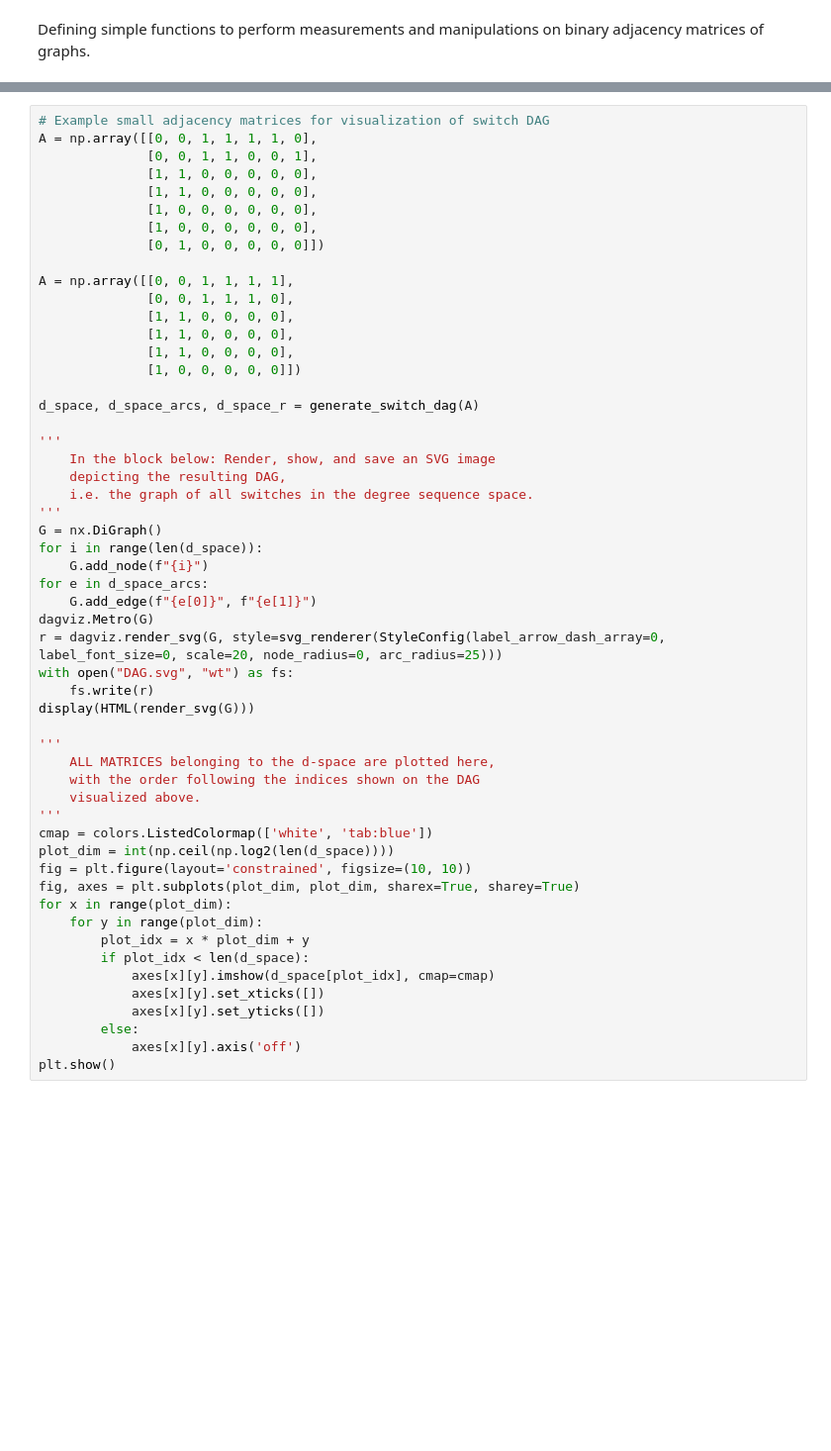
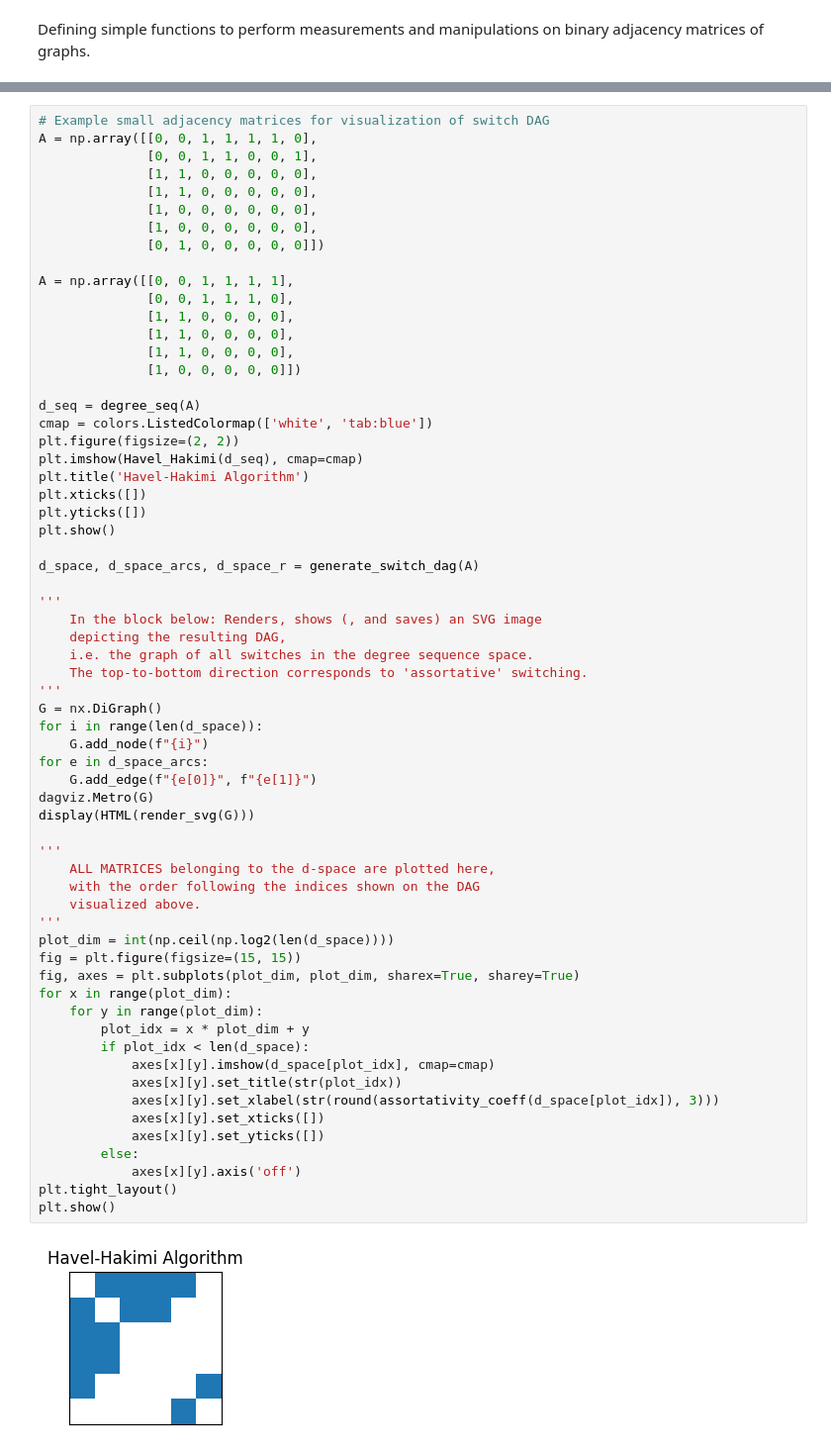
Before and after one commit to pcbach/NetSwitch, a Jupyter notebook: DSpace_DAG.ipynb, the cells around one changed output, grey strips where cells are left out. Shown at 99% size. Drawn from its saved outputs; the diff is of its cells as text; blank space fills up the shorter version.

Commit message:
Completed the code for a plot in the manuscript.

```diff
--- a/DSpace_DAG.ipynb
+++ b/DSpace_DAG.ipynb
@@ -178,42 +205,52 @@ A = np.array([[0, 0, 1, 1, 1, 1],
               [1, 1, 0, 0, 0, 0],
               [1, 0, 0, 0, 0, 0]])
 
+d_seq = degree_seq(A)
+cmap = colors.ListedColormap(['white', 'tab:blue'])
+plt.figure(figsize=(2, 2))
+plt.imshow(Havel_Hakimi(d_seq), cmap=cmap)
+plt.title('Havel-Hakimi Algorithm')
+plt.xticks([])
+plt.yticks([])
+plt.show()
+
 d_space, d_space_arcs, d_space_r = generate_switch_dag(A)
 
 '''
-    In the block below: Render, show, and save an SVG image
+    In the block below: Renders, shows (, and saves) an SVG image
     depicting the resulting DAG,
     i.e. the graph of all switches in the degree sequence space.
+    The top-to-bottom direction corresponds to 'assortative' switching.
 '''
 G = nx.DiGraph()
 for i in range(len(d_space)):
     G.add_node(f"{i}")
 for e in d_space_arcs:
     G.add_edge(f"{e[0]}", f"{e[1]}")
 dagviz.Metro(G)
-r = dagviz.render_svg(G, style=svg_renderer(StyleConfig(label_arrow_dash_array=0, label_font_size=0, scale=20, node_radius=0, arc_radius=25)))
-with open("DAG.svg", "wt") as fs:
-    fs.write(r)
 display(HTML(render_svg(G)))
 
 '''
     ALL MATRICES belonging to the d-space are plotted here,
     with the order following the indices shown on the DAG
     visualized above.
 '''
-cmap = colors.ListedColormap(['white', 'tab:blue'])
 plot_dim = int(np.ceil(np.log2(len(d_space))))
-fig = plt.figure(layout='constrained', figsize=(10, 10))
+fig = plt.figure(figsize=(15, 15))
 fig, axes = plt.subplots(plot_dim, plot_dim, sharex=True, sharey=True)
 for x in range(plot_dim):
     for y in range(plot_dim):
         plot_idx = x * plot_dim + y
         if plot_idx < len(d_space):
             axes[x][y].imshow(d_space[plot_idx], cmap=cmap)
+            axes[x][y].set_title(str(plot_idx))
+            axes[x][y].set_xlabel(str(round(assortativity_coeff(d_space[plot_idx]), 3)))
             axes[x][y].set_xticks([])
             axes[x][y].set_yticks([])
         else:
             axes[x][y].axis('off')
+plt.tight_layout()
 plt.show()
 # %% [output]
+[figure, new version]
 [interactive output not drawn]
```
Also changed, not shown: parts of 7 cells of this notebook.
